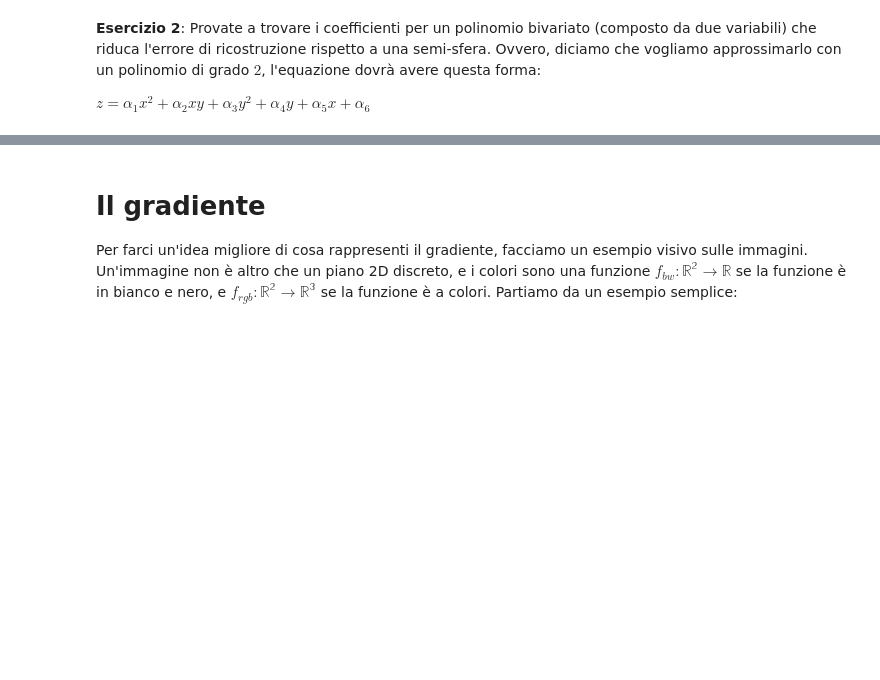
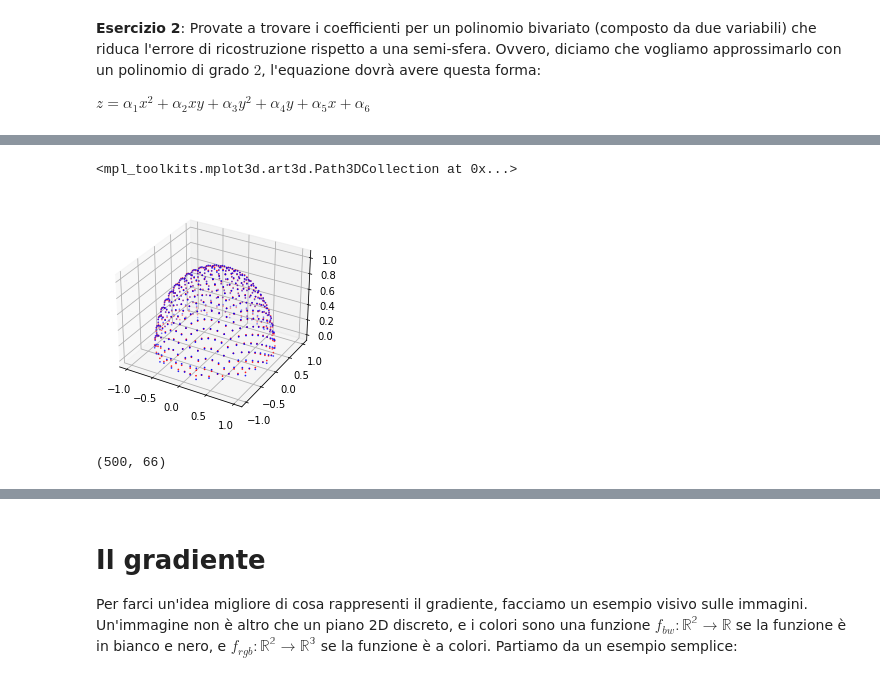
Before and after one commit to erodola/NumMeth-s2-2023, a Jupyter notebook: esercizi/ex2/ex2.ipynb, the cells around one changed output, grey strips where cells are left out. Saved outputs shown, nothing was run; the diff lists cells and outputs as text; code cells hidden in the pictures; blank space fills up the shorter version.

```diff
--- a/esercizi/ex2/ex2.ipynb
+++ b/esercizi/ex2/ex2.ipynb
@@ -215,23 +279,36 @@ ax.scatter3D(x,y,z, s=0.5, color='b')
 # %%
 ### SCRIVI IL TUO CODICE DA QUI ###
 # Creiamo la matrice X (circa 4-5 righe di codice)
-...
+k = 10
+
+lst = []
+for i in range(k + 1):
+  for j in range(k + 1 - i):
+    lst.append((x**i * y**j)[:, np.newaxis])
+X = np.concatenate(lst, 1)
 
 # L'asse z è la nostra variabile libera
-Y = ...
+Y = z[:, np.newaxis]
 
 # # Risolviamo per la formula del gradiente
-poly = ...
+poly = np.linalg.inv(X.T@X)@X.T@Y
 
 # Calcoliamo le z stimate dal nostro polinomio
-z_stimate = ...
+z_stimate = X @ poly
 
 # Visualizziamo il risultato
 fig = plt.figure()
 ax = plt.axes(projection='3d')
 
-ax.scatter3D(x,y,..., s=0.5, color='b')
-ax.scatter3D(x,y,..., s=0.5, color='r')
+ax.scatter3D(x,y,z, s=0.5, color='b')
+ax.scatter3D(x,y,z_stimate.flatten(), s=0.5, color='r')
+# %% [output]
+<mpl_toolkits.mplot3d.art3d.Path3DCollection at 0x...>
+[figure, added]
+# %%
+X.shape
+# %% [output]
+(500, 66)
 # %% [markdown]
 **Esercizio 3**: Provate a trovare i coefficienti per delle sinusoidi che riduca l'errore di ricostruzione di un terreno. Cerchiamo cioè una combinazione lineare del tipo:
 
```
Also changed, not shown: parts of 21 cells of this notebook.
